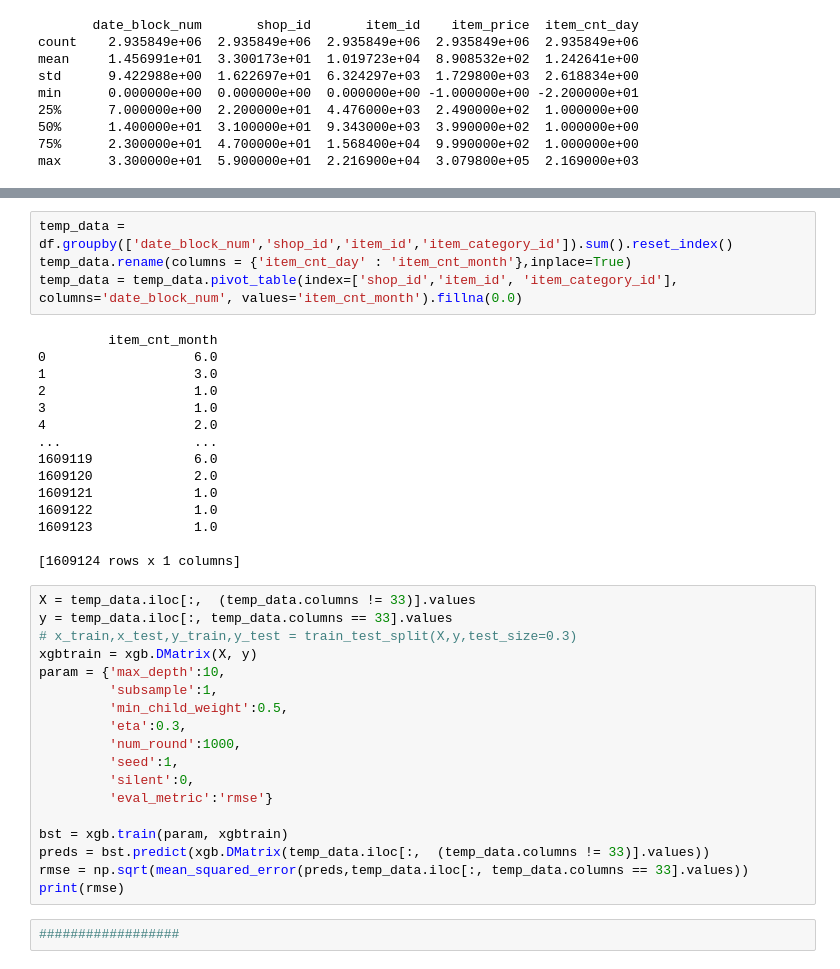
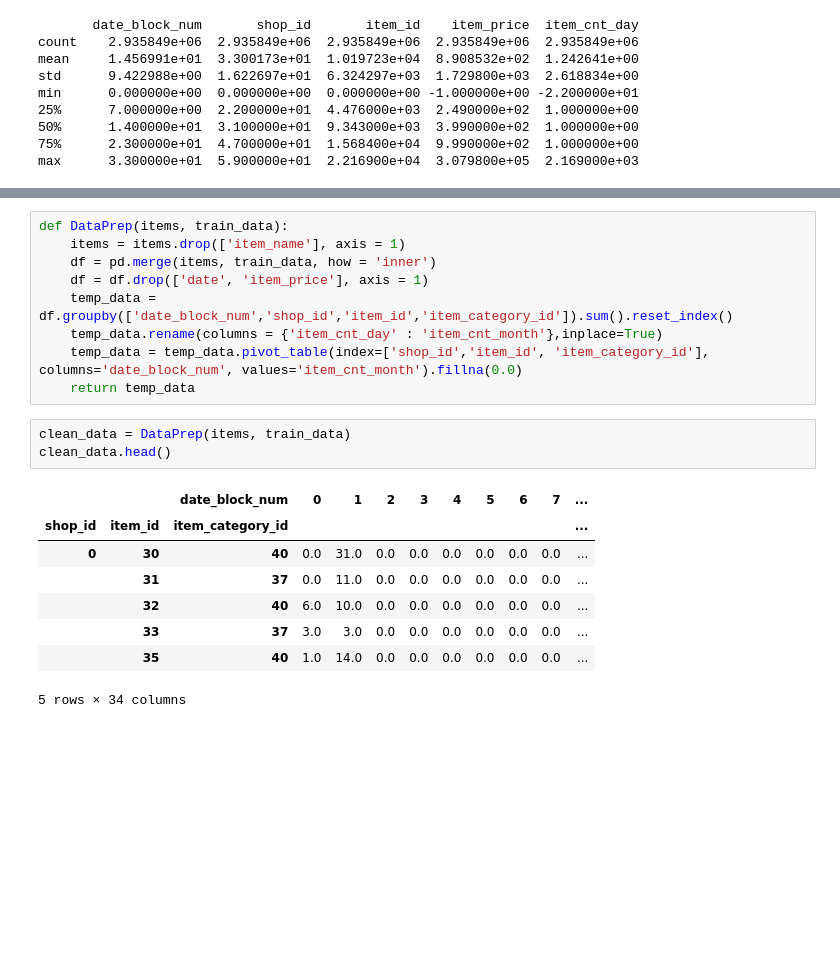
Before and after one commit to MrBr00d/AiDM-assignment-2, a Jupyter notebook: Assignment 2.ipynb, the cells around one changed output, grey strips where cells are left out. Drawn from its saved outputs; the diff is of its cells as text; blank space fills up the shorter version.

```diff
--- a/Assignment 2.ipynb
+++ b/Assignment 2.ipynb
@@ -128,39 +86,21 @@ df = df.drop(['date', 'item_price', 'item_name'], axis = 1)
+# %%
+def DataPrep(items, train_data):
+    items = items.drop(['item_name'], axis = 1)
+    df = pd.merge(items, train_data, how = 'inner')
+    df = df.drop(['date', 'item_price'], axis = 1)
+    temp_data = df.groupby(['date_block_num','shop_id','item_id','item_category_id']).sum().reset_index()
+    temp_data.rename(columns = {'item_cnt_day' : 'item_cnt_month'},inplace=True)
+    temp_data = temp_data.pivot_table(index=['shop_id','item_id', 'item_category_id'], columns='date_block_num', values='item_cnt_month').fillna(0.0)
+    return temp_data
 # %%
-temp_data = df.groupby(['date_block_num','shop_id','item_id','item_category_id']).sum().reset_index()
-temp_data.rename(columns = {'item_cnt_day' : 'item_cnt_month'},inplace=True)
-temp_data = temp_data.pivot_table(index=['shop_id','item_id', 'item_category_id'], columns='date_block_num', values='item_cnt_month').fillna(0.0)
+clean_data = DataPrep(items, train_data)
+clean_data.head()
 # %% [output]
+|  |  | date_block_num | 0 | 1 | 2 | 3 | 4 | 5 | 6 | 7 | ... |
+| shop_id | item_id | item_category_id |  |  |  |  |  |  |  |  | ... |
+| 0 | 30 | 40 | 0.0 | 31.0 | 0.0 | 0.0 | 0.0 | 0.0 | 0.0 | 0.0 | ... |
+|  | 31 | 37 | 0.0 | 11.0 | 0.0 | 0.0 | 0.0 | 0.0 | 0.0 | 0.0 | ... |
+|  | 32 | 40 | 6.0 | 10.0 | 0.0 | 0.0 | 0.0 | 0.0 | 0.0 | 0.0 | ... |
+|  | 33 | 37 | 3.0 | 3.0 | 0.0 | 0.0 | 0.0 | 0.0 | 0.0 | 0.0 | ... |
+|  | 35 | 40 | 1.0 | 14.0 | 0.0 | 0.0 | 0.0 | 0.0 | 0.0 | 0.0 | ... |
-         item_cnt_month
-0                   6.0
-1                   3.0
-2                   1.0
-3                   1.0
-4                   2.0
-...                 ...
-1609119             6.0
-1609120             2.0
-1609121             1.0
-1609122             1.0
-1609123             1.0
-
-[1609124 rows x 1 columns]
+5 rows × 34 columns
-# %%
-X = temp_data.iloc[:,  (temp_data.columns != 33)].values
-y = temp_data.iloc[:, temp_data.columns == 33].values
-# x_train,x_test,y_train,y_test = train_test_split(X,y,test_size=0.3)
-xgbtrain = xgb.DMatrix(X, y)
-param = {'max_depth':10,
-         'subsample':1,
-         'min_child_weight':0.5,
-         'eta':0.3,
-         'num_round':1000,
-         'seed':1,
-         'silent':0,
-         'eval_metric':'rmse'}
-
-bst = xgb.train(param, xgbtrain)
-preds = bst.predict(xgb.DMatrix(temp_data.iloc[:,  (temp_data.columns != 33)].values))
-rmse = np.sqrt(mean_squared_error(preds,temp_data.iloc[:, temp_data.columns == 33].values))
-print(rmse)
-# %%
-##################
```
Also changed, not shown: parts of 12 cells of this notebook, 4 other files.
